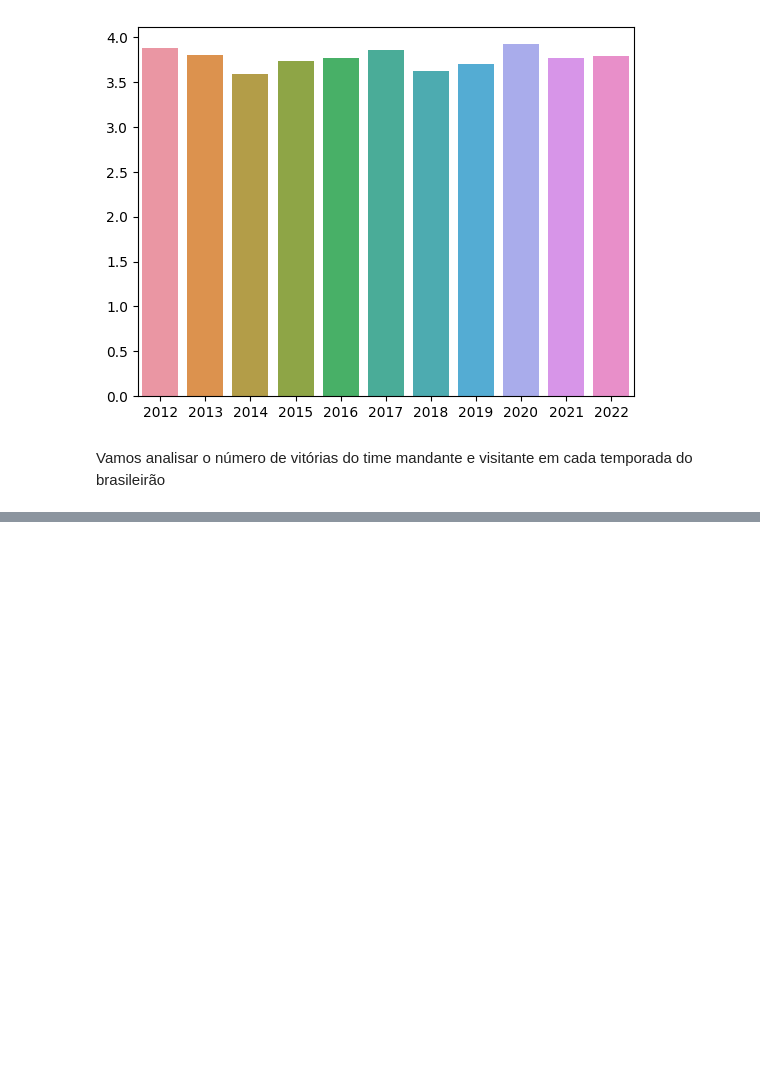
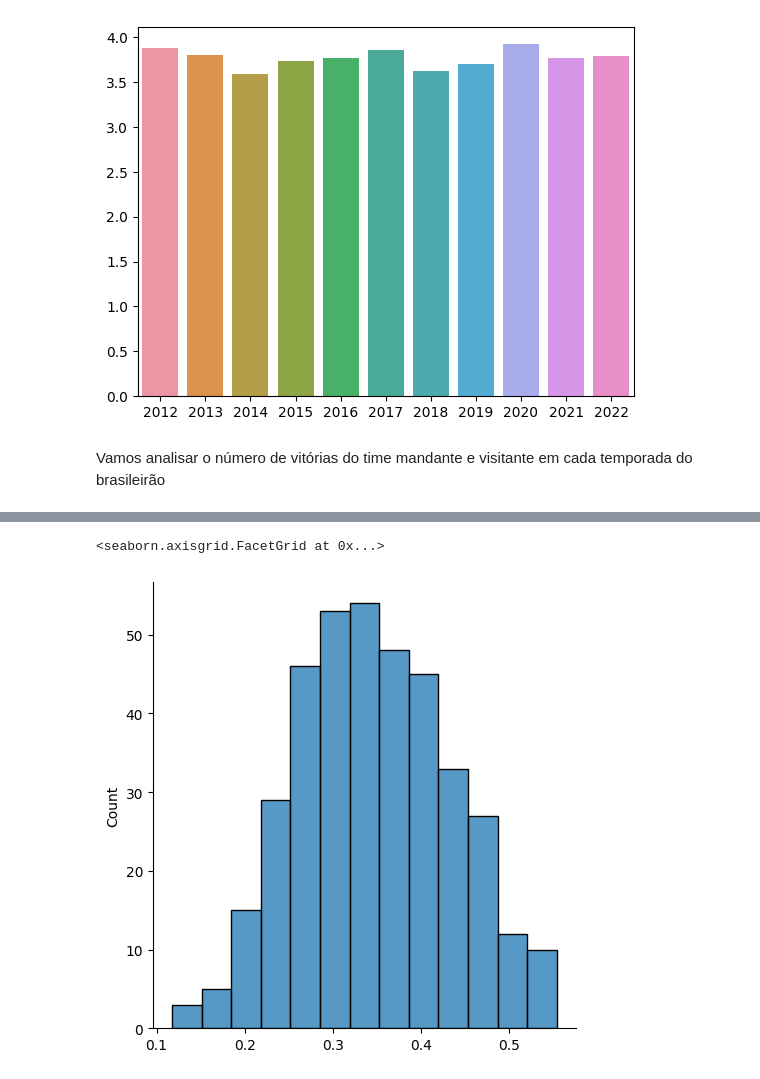
Before and after one commit to matheusalb/Veva365, a Jupyter notebook: Projeto 1.ipynb, the cells around one changed output, grey strips where cells are left out. Cells and saved outputs as stored; diff of their text form; code cells hidden in the pictures; blank space fills up the shorter version.

```diff
--- a/Projeto 1.ipynb
+++ b/Projeto 1.ipynb
@@ -697,0 +733,5 @@ ftr_br
+# %%
+sns.displot(df_br_2021['HST'] / df_br_2021['HS'])
+# %% [output]
+<seaborn.axisgrid.FacetGrid at 0x...>
+[figure, added]
```
Also changed, not shown: parts of 22 cells of this notebook.
